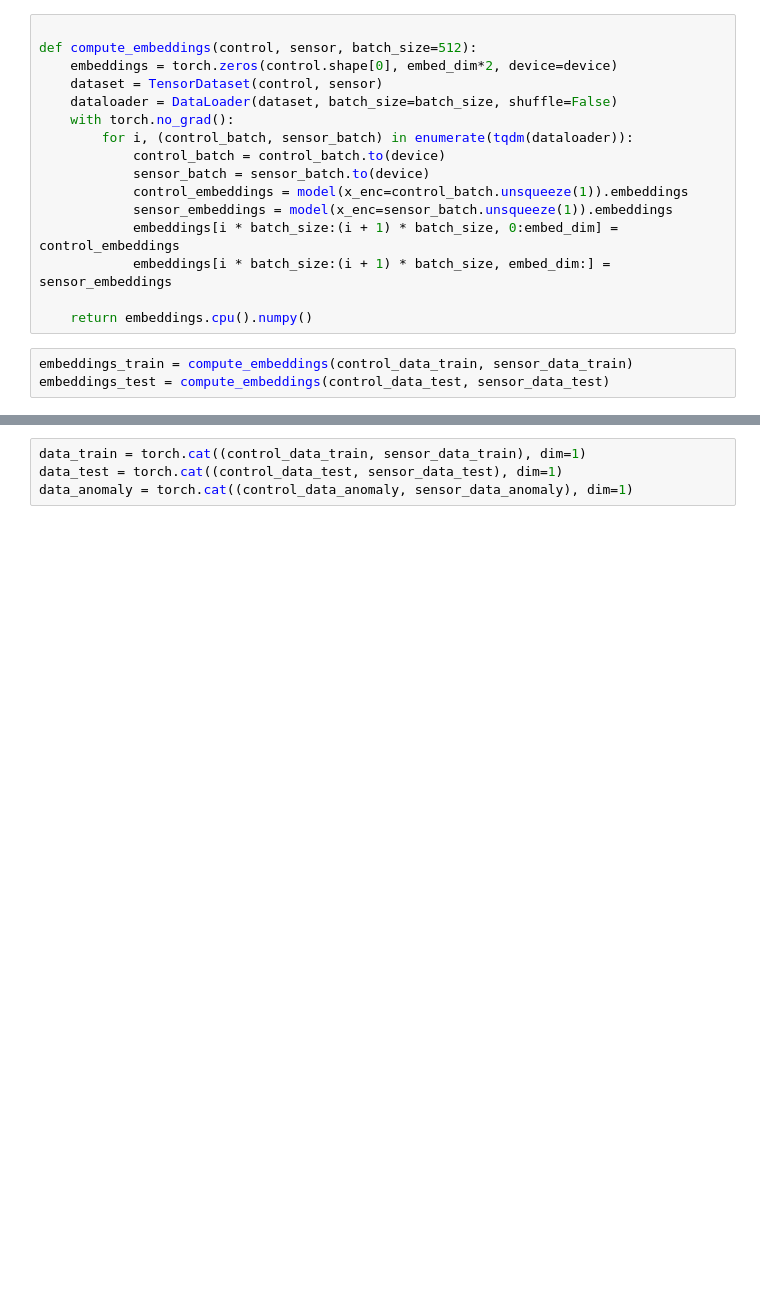
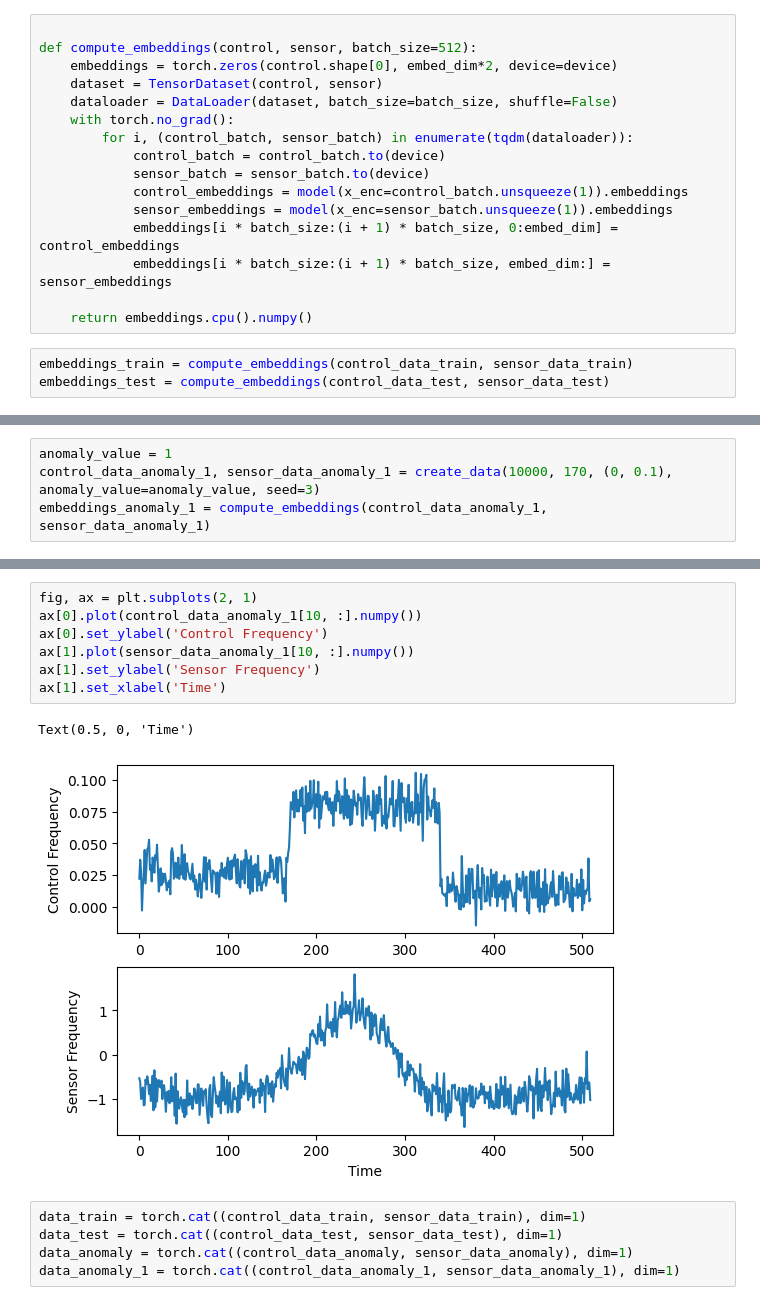
Before and after one commit to emika02/2025-riss-steering, a Jupyter notebook: representations-in-tsfms-main/hough_transform/hough_scripts/simulated_anomalies.ipynb, the cells around one changed output, grey strips where cells are left out. Cells and saved outputs as stored; diff of their text form; blank space fills up the shorter version.

```diff
--- a/representations-in-tsfms-main/hough_transform/hough_scripts/simulated_anomalies.ipynb
+++ b/representations-in-tsfms-main/hough_transform/hough_scripts/simulated_anomalies.ipynb
@@ -96,0 +111,4 @@ embeddings_anomaly = compute_embeddings(control_data_anomaly, sensor_data_anomal
+# %%
+anomaly_value = 1
+control_data_anomaly_1, sensor_data_anomaly_1 = create_data(10000, 170, (0, 0.1), anomaly_value=anomaly_value, seed=3)
+embeddings_anomaly_1 = compute_embeddings(control_data_anomaly_1, sensor_data_anomaly_1)
@@ -97,6 +129,17 @@ embeddings_anomaly = compute_embeddings(control_data_anomaly, sensor_data_anomal
+# %%
+fig, ax = plt.subplots(2, 1)
+ax[0].plot(control_data_anomaly_1[10, :].numpy())
+ax[0].set_ylabel('Control Frequency')
+ax[1].plot(sensor_data_anomaly_1[10, :].numpy())
+ax[1].set_ylabel('Sensor Frequency')
+ax[1].set_xlabel('Time')
+# %% [output]
+Text(0.5, 0, 'Time')
+[figure, added]
 # %%
 data_train = torch.cat((control_data_train, sensor_data_train), dim=1)
 data_test = torch.cat((control_data_test, sensor_data_test), dim=1)
 data_anomaly = torch.cat((control_data_anomaly, sensor_data_anomaly), dim=1)
+data_anomaly_1 = torch.cat((control_data_anomaly_1, sensor_data_anomaly_1), dim=1)
 # %%
 control_data_test.shape
```
Also changed, not shown: parts of 12 cells of this notebook, 15 other files.
